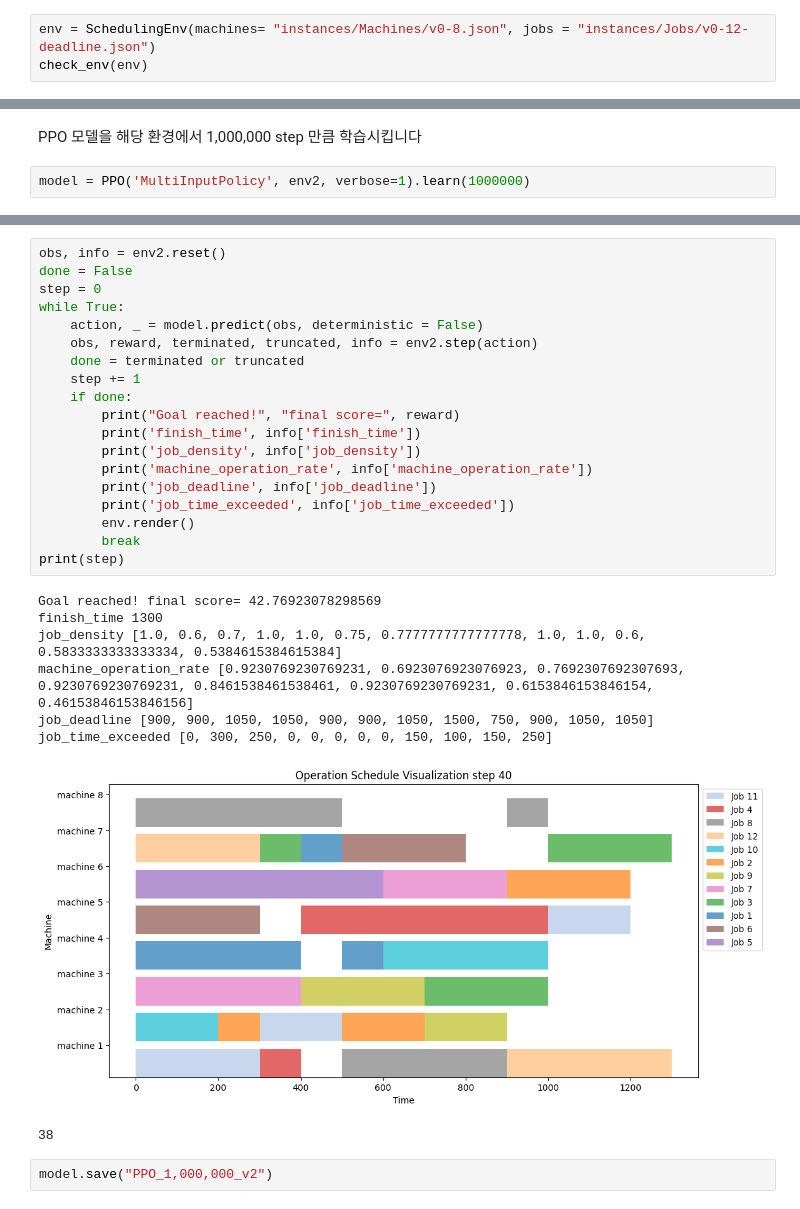
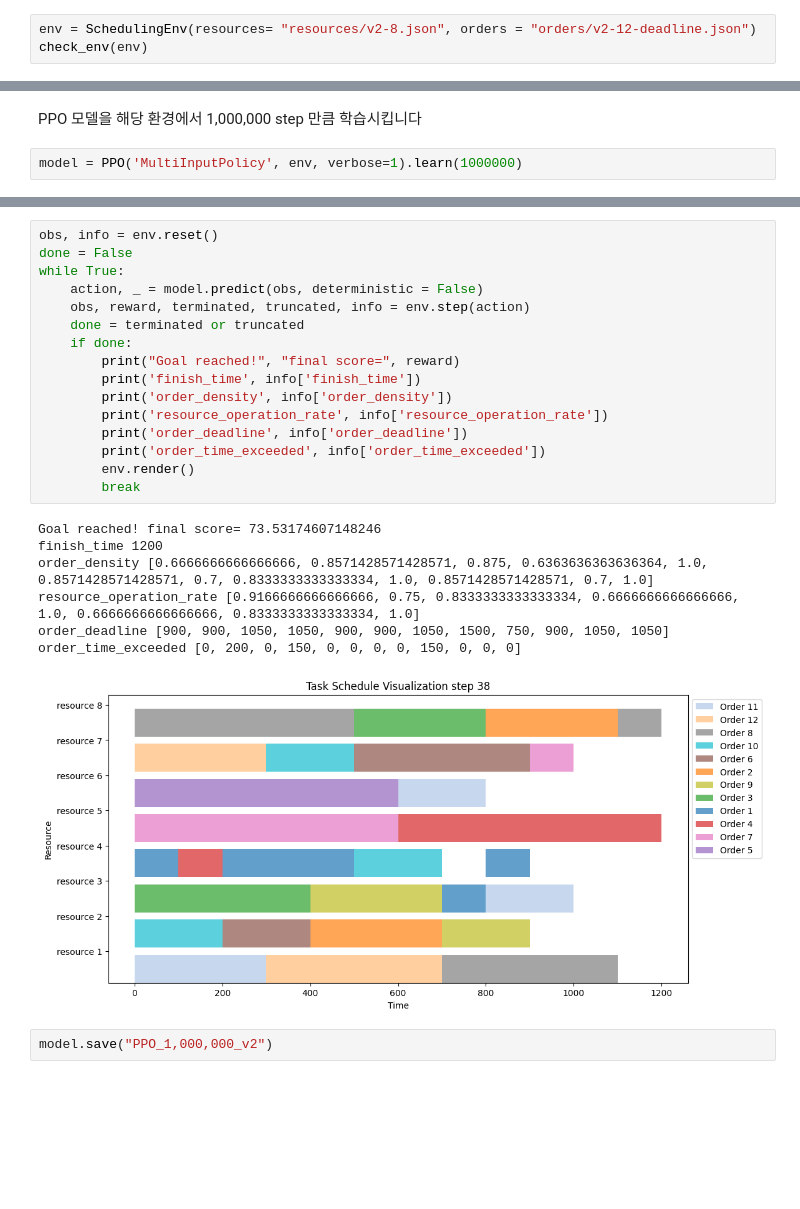
Before and after one commit to Huch0/RL-Scheduler, a Jupyter notebook: Test_CustomEnv.ipynb, the cells around one changed output, grey strips where cells are left out. Drawn from its saved outputs; the diff is of its cells as text; blank space fills up the shorter version.

```diff
--- a/Test_CustomEnv.ipynb
+++ b/Test_CustomEnv.ipynb
@@ -28,5 +28,5 @@ Resource x 8 , Order x 12 환경입니다
 
 혹시 아래에서 오류가 발생할 경우 실행을 한 번 더 눌러주세요
 # %%
-env = SchedulingEnv(machines= "instances/Machines/v0-8.json", jobs = "instances/Jobs/v0-12-deadline.json")
+env = SchedulingEnv(resources= "resources/v2-8.json", orders = "orders/v2-12-deadline.json")
 check_env(env)
@@ -59,7 +56,7 @@ while True:
 # %% [markdown]
 PPO 모델을 해당 환경에서 1,000,000 step 만큼 학습시킵니다
 # %%
-model = PPO('MultiInputPolicy', env2, verbose=1).learn(1000000)
+model = PPO('MultiInputPolicy', env, verbose=1).learn(1000000)
 # %% [output]
 Using cpu device
 Wrapping the env with a `Monitor` wrapper
@@ -81,30 +78,26 @@ Wrapping the env in a DummyVecEnv.
 # %%
-obs, info = env2.reset()
+obs, info = env.reset()
 done = False
-step = 0
 while True:
     action, _ = model.predict(obs, deterministic = False)
-    obs, reward, terminated, truncated, info = env2.step(action)
+    obs, reward, terminated, truncated, info = env.step(action)
     done = terminated or truncated
-    step += 1
     if done:
         print("Goal reached!", "final score=", reward)
         print('finish_time', info['finish_time'])
-        print('job_density', info['job_density'])
-        print('machine_operation_rate', info['machine_operation_rate'])
-        print('job_deadline', info['job_deadline'])
-        print('job_time_exceeded', info['job_time_exceeded'])
+        print('order_density', info['order_density'])
+        print('resource_operation_rate', info['resource_operation_rate'])
+        print('order_deadline', info['order_deadline'])
+        print('order_time_exceeded', info['order_time_exceeded'])
         env.render()
         break
-print(step)
 # %% [output]
-Goal reached! final score= 42.76923078298569
-finish_time 1300
-job_density [1.0, 0.6, 0.7, 1.0, 1.0, 0.75, 0.7777777777777778, 1.0, 1.0, 0.6, 0.5833333333333334, 0.5384615384615384]
-machine_operation_rate [0.9230769230769231, 0.6923076923076923, 0.7692307692307693, 0.9230769230769231, 0.8461538461538461, 0.9230769230769231, 0.6153846153846154, 0.46153846153846156]
-job_deadline [900, 900, 1050, 1050, 900, 900, 1050, 1500, 750, 900, 1050, 1050]
-job_time_exceeded [0, 300, 250, 0, 0, 0, 0, 0, 150, 100, 150, 250]
+Goal reached! final score= 73.53174607148246
+finish_time 1200
+order_density [0.6666666666666666, 0.8571428571428571, 0.875, 0.6363636363636364, 1.0, 0.8571428571428571, 0.7, 0.8333333333333334, 1.0, 0.8571428571428571, 0.7, 1.0]
+resource_operation_rate [0.9166666666666666, 0.75, 0.8333333333333334, 0.6666666666666666, 1.0, 0.6666666666666666, 0.8333333333333334, 1.0]
+order_deadline [900, 900, 1050, 1050, 900, 900, 1050, 1500, 750, 900, 1050, 1050]
+order_time_exceeded [0, 200, 0, 150, 0, 0, 0, 0, 150, 0, 0, 0]
-[figure, old version]
+[figure, new version]
-38
 # %%
 model.save("PPO_1,000,000_v2")
```
Also changed, not shown: parts of 3 cells of this notebook.
